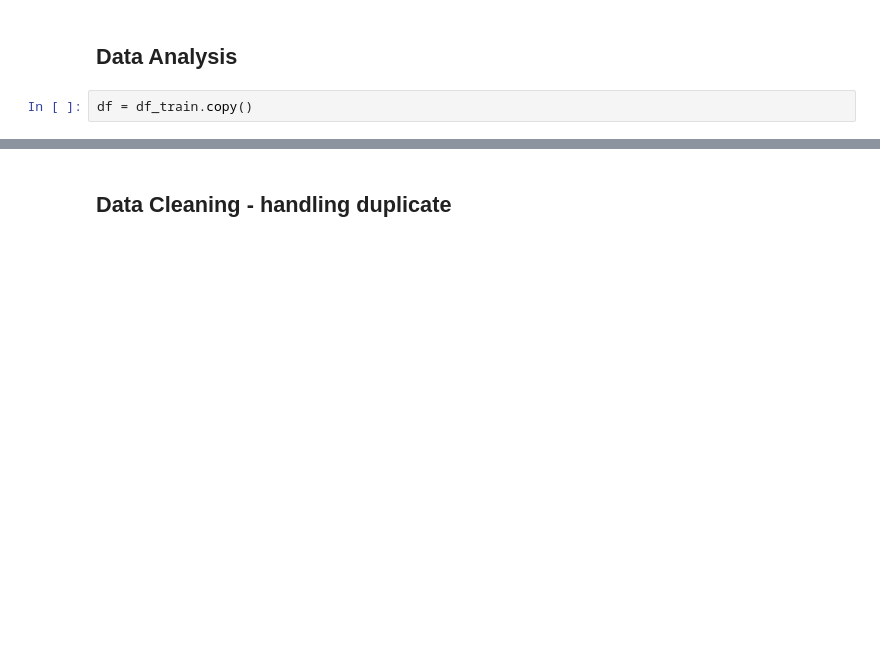
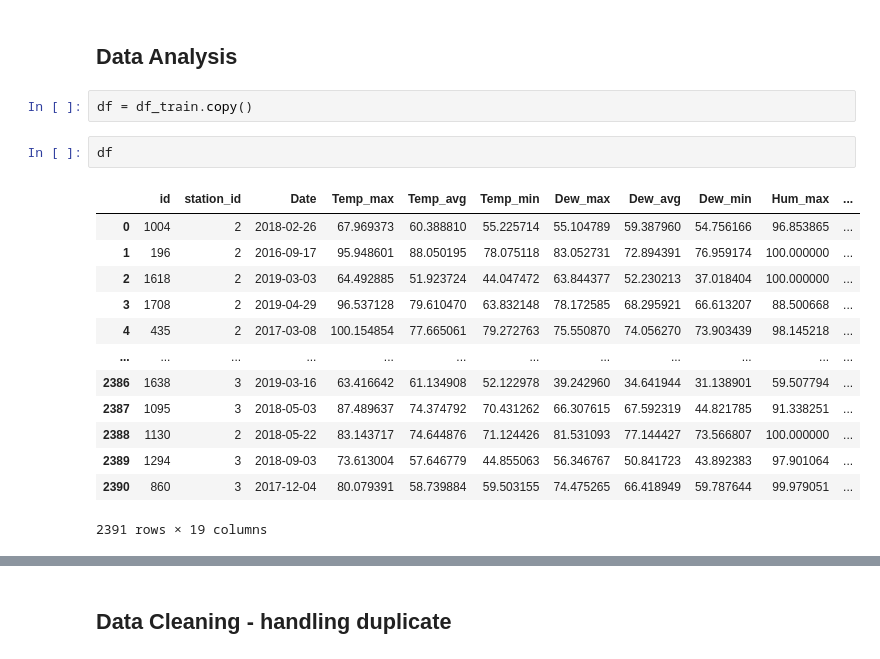
Before and after one commit to racousin/data_science_practice, a Jupyter notebook: website/public/modules/module5/course/handling_duplicate.ipynb, the cells around one changed output, grey strips where cells are left out. Drawn from its saved outputs; the diff is of its cells as text; blank space fills up the shorter version.

```diff
--- a/website/public/modules/module5/course/handling_duplicate.ipynb
+++ b/website/public/modules/module5/course/handling_duplicate.ipynb
@@ -38,6 +38,22 @@ df_test = pd.read_csv("module5_course_handling_duplicate_test.csv")
 ## Data Analysis
 # %%
 df = df_train.copy()
+# %%
+df
+# %% [output]
+|  | id | station_id | Date | Temp_max | Temp_avg | Temp_min | Dew_max | Dew_avg | Dew_min | Hum_max | ... |
+| 0 | 1004 | 2 | 2018-02-26 | 67.969373 | 60.388810 | 55.225714 | 55.104789 | 59.387960 | 54.756166 | 96.853865 | ... |
+| 1 | 196 | 2 | 2016-09-17 | 95.948601 | 88.050195 | 78.075118 | 83.052731 | 72.894391 | 76.959174 | 100.000000 | ... |
+| 2 | 1618 | 2 | 2019-03-03 | 64.492885 | 51.923724 | 44.047472 | 63.844377 | 52.230213 | 37.018404 | 100.000000 | ... |
+| 3 | 1708 | 2 | 2019-04-29 | 96.537128 | 79.610470 | 63.832148 | 78.172585 | 68.295921 | 66.613207 | 88.500668 | ... |
+| 4 | 435 | 2 | 2017-03-08 | 100.154854 | 77.665061 | 79.272763 | 75.550870 | 74.056270 | 73.903439 | 98.145218 | ... |
+| ... | ... | ... | ... | ... | ... | ... | ... | ... | ... | ... | ... |
+| 2386 | 1638 | 3 | 2019-03-16 | 63.416642 | 61.134908 | 52.122978 | 39.242960 | 34.641944 | 31.138901 | 59.507794 | ... |
+| 2387 | 1095 | 3 | 2018-05-03 | 87.489637 | 74.374792 | 70.431262 | 66.307615 | 67.592319 | 44.821785 | 91.338251 | ... |
+| 2388 | 1130 | 2 | 2018-05-22 | 83.143717 | 74.644876 | 71.124426 | 81.531093 | 77.144427 | 73.566807 | 100.000000 | ... |
+| 2389 | 1294 | 3 | 2018-09-03 | 73.613004 | 57.646779 | 44.855063 | 56.346767 | 50.841723 | 43.892383 | 97.901064 | ... |
+| 2390 | 860 | 3 | 2017-12-04 | 80.079391 | 58.739884 | 59.503155 | 74.475265 | 66.418949 | 59.787644 | 99.979051 | ... |
+2391 rows × 19 columns
 # %%
 import pandas as pd
 import matplotlib.pyplot as plt
```
Also changed, not shown: parts of 3 cells of this notebook, 8 other files.
